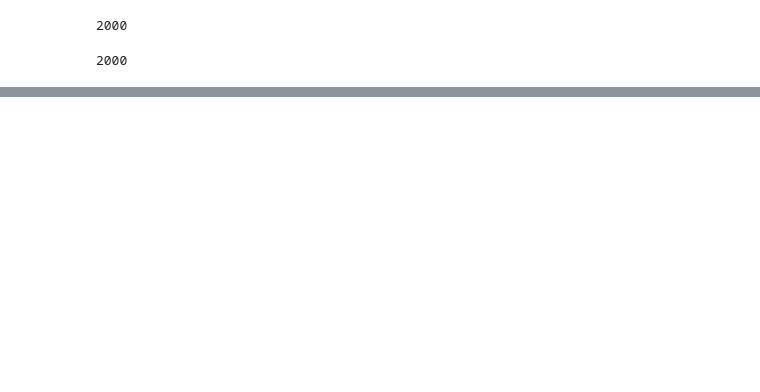
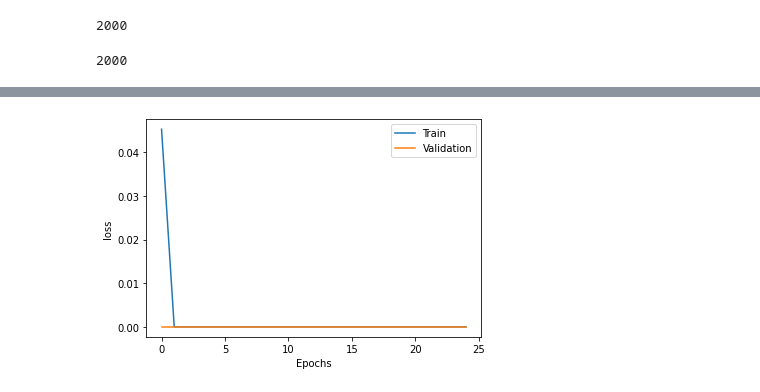
Before and after one commit to asamedyldrm/Global-AI-Hub-Projects, a Jupyter notebook: practice.ipynb, the cells around one changed output, grey strips where cells are left out. Saved outputs shown, nothing was run; the diff lists cells and outputs as text; code cells hidden in the pictures; blank space fills up the shorter version.

```diff
--- a/practice.ipynb
+++ b/practice.ipynb
@@ -43,7 +18,8 @@ categories = ["Cat", "Dog"]
 import os
 # %%
 def normalize(x):
-  x = (x-x.min())/(x.max()-x.min())
+    x = (x-x.min())/(x.max()-x.min())
+    return x
 # %%
 images = []
 errors_file = open("errors.txt", "a")
@@ -181,10 +170,5 @@ head_model.compile(
     loss = "binary_crossentropy",
     metrics = ["accuracy"])
 # %%
-history = head_model.fit(x_train,
-                         y_train,
-                         batch_size = 128,
-                         epochs = 25,
-                         validation_data = (x_val, y_val)
-                         )
+history = head_model.fit(x_train, y_train, batch_size = 128, epochs = 25, validation_data = (x_val, y_val))
 # %% [output]
@@ -193,0 +203,11 @@ x_train
+# %%
+plt.plot(history.history["loss"], label = "Train")
+plt.plot(history.history["val_loss"], label = "Validation")
+
+plt.xlabel("Epochs")
+plt.ylabel("loss")
+
+plt.legend()
+plt.show()
+# %% [output]
+[figure, added]
```
Also changed, not shown: parts of 18 cells of this notebook.
